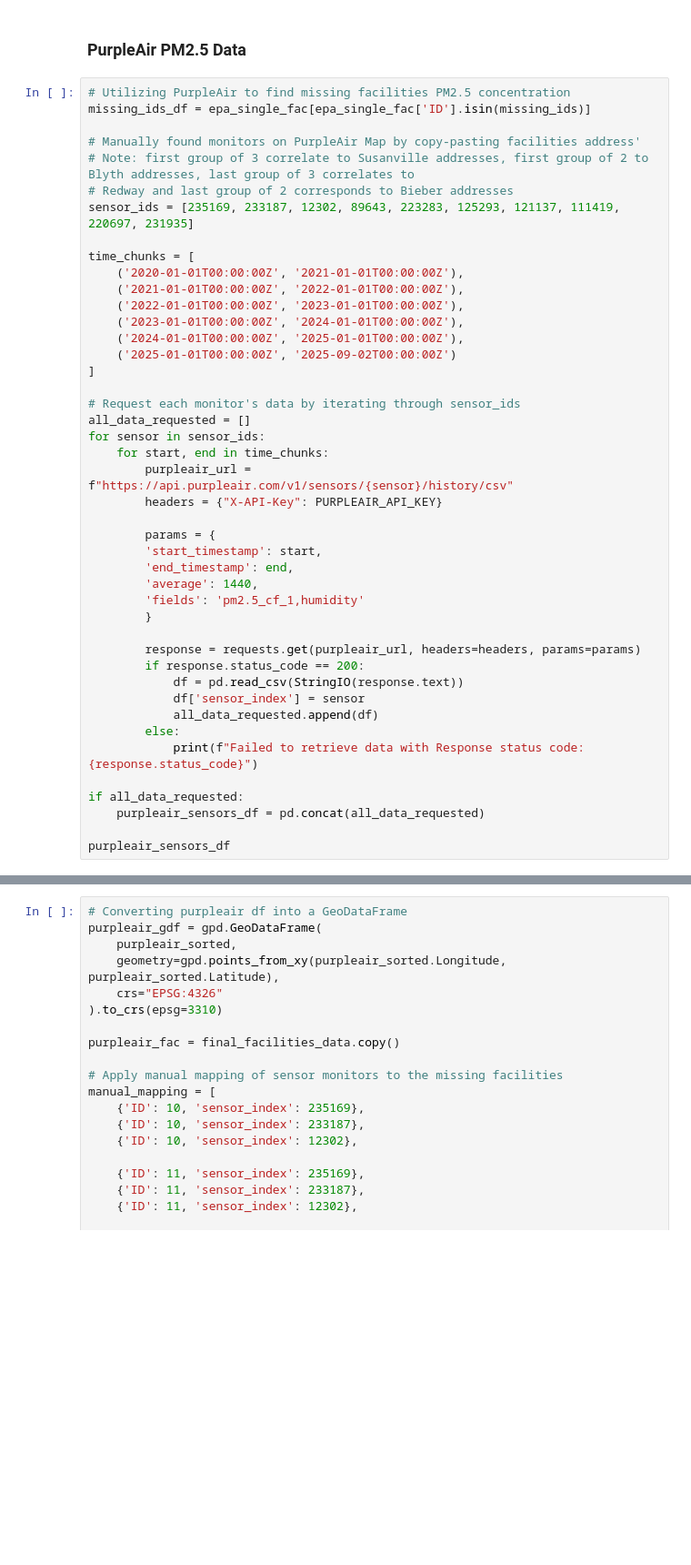
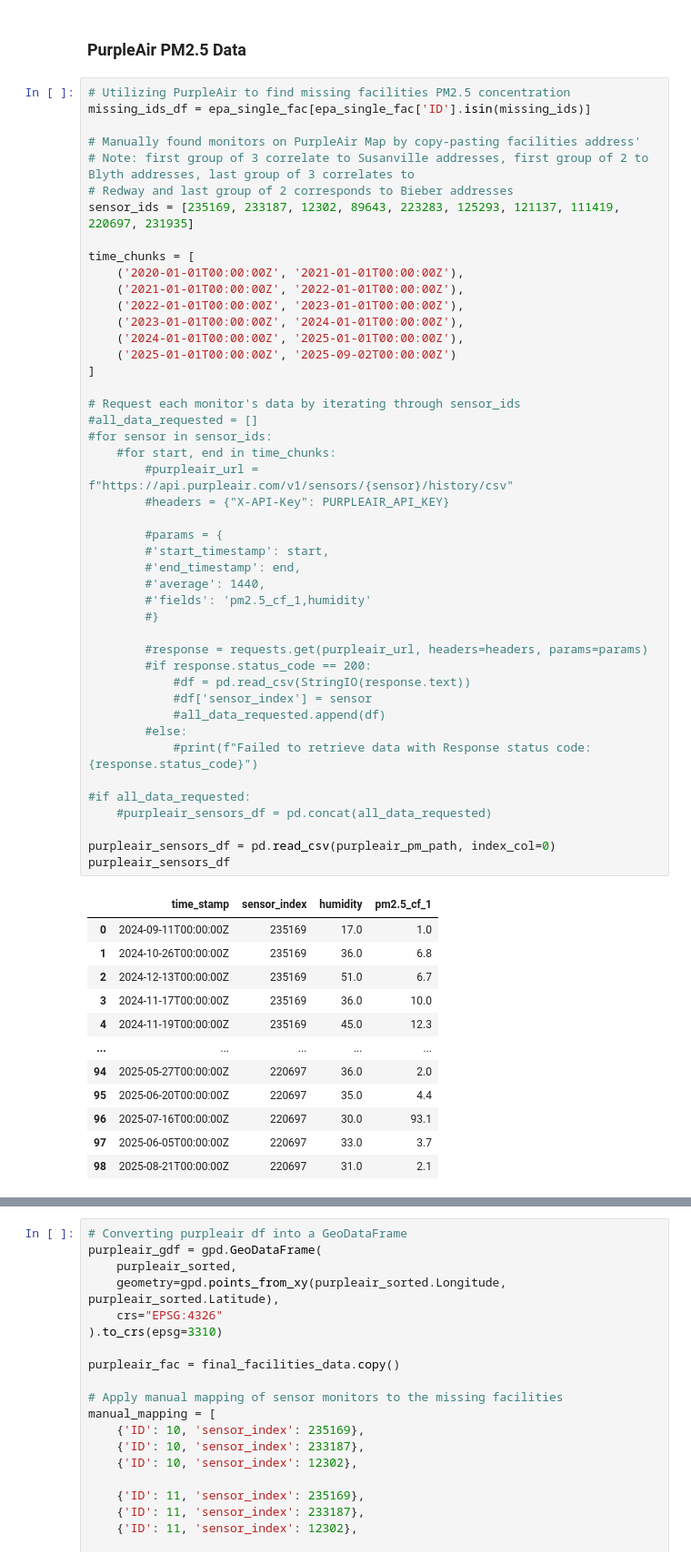
Before and after one commit to allisonsibrian/ca-wildfire-pollution-prison-project, a Jupyter notebook: ca_wildfire_feature_engineering.ipynb, the cells around one changed output, grey strips where cells are left out. Shown at 91% size. Saved outputs shown, nothing was run; the diff lists cells and outputs as text; blank space fills up the shorter version.

```diff
--- a/ca_wildfire_feature_engineering.ipynb
+++ b/ca_wildfire_feature_engineering.ipynb
@@ -491,44 +504,58 @@ epa_fac_agg_df
 # %%
 # Utilizing PurpleAir to find missing facilities PM2.5 concentration
 missing_ids_df = epa_single_fac[epa_single_fac['ID'].isin(missing_ids)]
 
 # Manually found monitors on PurpleAir Map by copy-pasting facilities address'
 # Note: first group of 3 correlate to Susanville addresses, first group of 2 to Blyth addresses, last group of 3 correlates to
 # Redway and last group of 2 corresponds to Bieber addresses
 sensor_ids = [235169, 233187, 12302, 89643, 223283, 125293, 121137, 111419, 220697, 231935]
 
 time_chunks = [
     ('2020-01-01T00:00:00Z', '2021-01-01T00:00:00Z'),
     ('2021-01-01T00:00:00Z', '2022-01-01T00:00:00Z'),
     ('2022-01-01T00:00:00Z', '2023-01-01T00:00:00Z'),
     ('2023-01-01T00:00:00Z', '2024-01-01T00:00:00Z'),
     ('2024-01-01T00:00:00Z', '2025-01-01T00:00:00Z'),
     ('2025-01-01T00:00:00Z', '2025-09-02T00:00:00Z')
 ]
 
 # Request each monitor's data by iterating through sensor_ids
-all_data_requested = []
-for sensor in sensor_ids:
-    for start, end in time_chunks:
-        purpleair_url = f"https://api.purpleair.com/v1/sensors/{sensor}/history/csv"
-        headers = {"X-API-Key": PURPLEAIR_API_KEY}
+#all_data_requested = []
+#for sensor in sensor_ids:
+    #for start, end in time_chunks:
+        #purpleair_url = f"https://api.purpleair.com/v1/sensors/{sensor}/history/csv"
+        #headers = {"X-API-Key": PURPLEAIR_API_KEY}
 
-        params = {
-        'start_timestamp': start,
-        'end_timestamp': end,
-        'average': 1440,
-        'fields': 'pm2.5_cf_1,humidity'
-        }
+        #params = {
+        #'start_timestamp': start,
+        #'end_timestamp': end,
+        #'average': 1440,
+        #'fields': 'pm2.5_cf_1,humidity'
+        #}
 
-        response = requests.get(purpleair_url, headers=headers, params=params)
-        if response.status_code == 200:
-            df = pd.read_csv(StringIO(response.text))
-            df['sensor_index'] = sensor
-            all_data_requested.append(df)
-        else:
-            print(f"Failed to retrieve data with Response status code: {response.status_code}")
+        #response = requests.get(purpleair_url, headers=headers, params=params)
+        #if response.status_code == 200:
+            #df = pd.read_csv(StringIO(response.text))
+            #df['sensor_index'] = sensor
+            #all_data_requested.append(df)
+        #else:
+            #print(f"Failed to retrieve data with Response status code: {response.status_code}")
 
-if all_data_requested:
-    purpleair_sensors_df = pd.concat(all_data_requested)
+#if all_data_requested:
+    #purpleair_sensors_df = pd.concat(all_data_requested)
 
+purpleair_sensors_df = pd.read_csv(purpleair_pm_path, index_col=0)
 purpleair_sensors_df
+# %% [output]
+|  | time_stamp | sensor_index | humidity | pm2.5_cf_1 |
+| 0 | 2024-09-11T00:00:00Z | 235169 | 17.0 | 1.0 |
+| 1 | 2024-10-26T00:00:00Z | 235169 | 36.0 | 6.8 |
+| 2 | 2024-12-13T00:00:00Z | 235169 | 51.0 | 6.7 |
+| 3 | 2024-11-17T00:00:00Z | 235169 | 36.0 | 10.0 |
+| 4 | 2024-11-19T00:00:00Z | 235169 | 45.0 | 12.3 |
+| ... | ... | ... | ... | ... |
+| 94 | 2025-05-27T00:00:00Z | 220697 | 36.0 | 2.0 |
+| 95 | 2025-06-20T00:00:00Z | 220697 | 35.0 | 4.4 |
+| 96 | 2025-07-16T00:00:00Z | 220697 | 30.0 | 93.1 |
+| 97 | 2025-06-05T00:00:00Z | 220697 | 33.0 | 3.7 |
+| 98 | 2025-08-21T00:00:00Z | 220697 | 31.0 | 2.1 |
```
Also changed, not shown: parts of 9 cells of this notebook.
